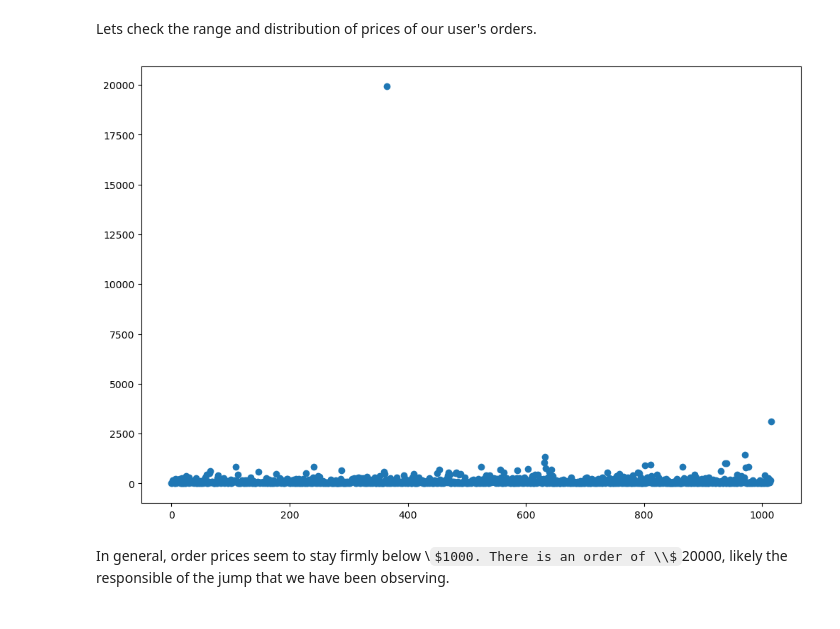
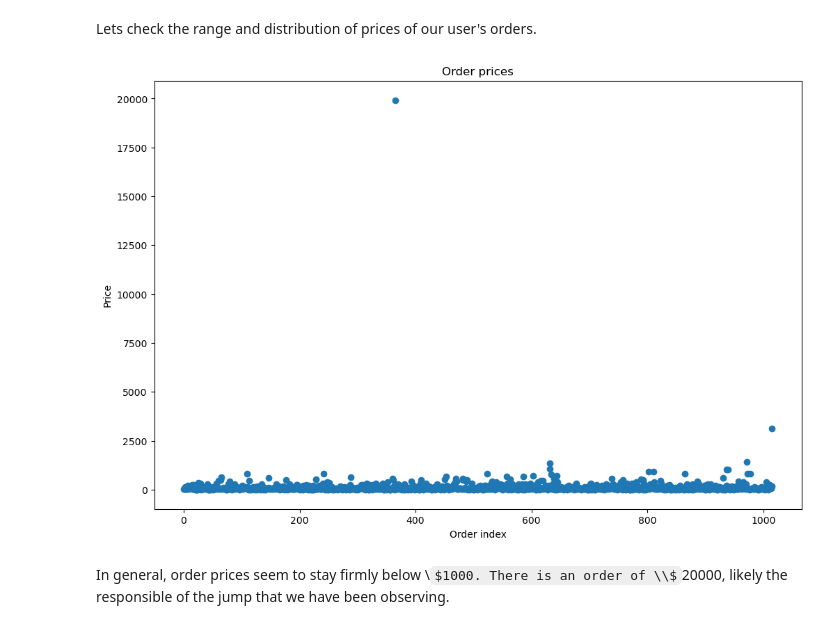
Before and after one commit to Silverscale/Tripleten-A-B-testing, a Jupyter notebook: A_B_testing.ipynb, the cells around one changed output. Cells and saved outputs as stored; diff of their text form; code cells hidden in the pictures; some formulas as TeX source.

```diff
--- a/A_B_testing.ipynb
+++ b/A_B_testing.ipynb
@@ -570,10 +586,13 @@ Lets check the range and distribution of prices of our user's orders.
 # %%
 index = np.arange(len(orders['transactionId']))
 plt.figure(figsize=(12,8))
 plt.scatter(x=index,
-            y=orders['revenue']);
+            y=orders['revenue'])
+plt.title('Order prices')
+plt.xlabel('Order index')
+plt.ylabel('Price');
 # %% [output]
-[figure, old version]
+[figure, new version]
 # %% [markdown]
 In general, order prices seem to stay firmly below \\$1000. There is an order of \\$20000, likely the responsible of the jump that we have been observing.
 # %% [markdown]
```
Also changed, not shown: parts of 16 cells of this notebook.
